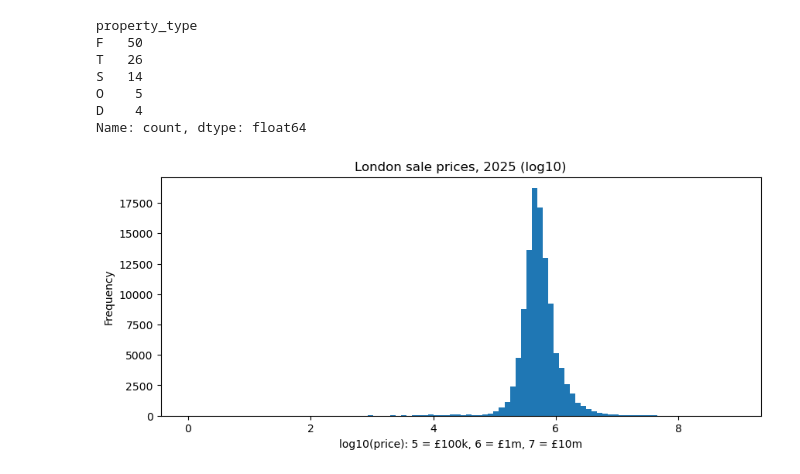
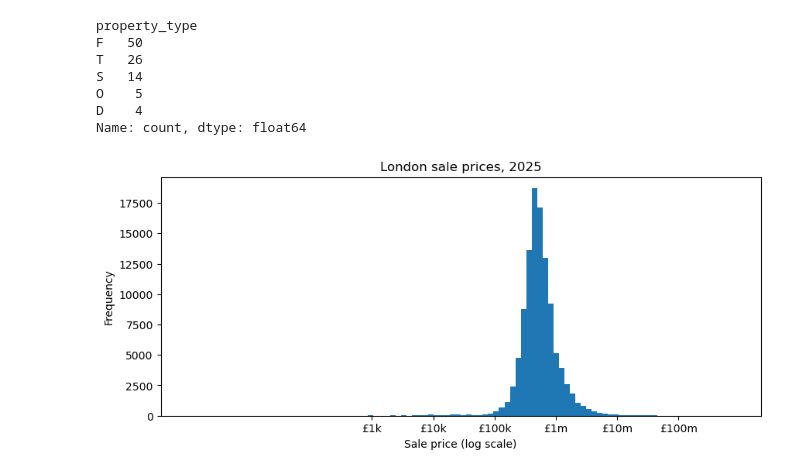
Before and after one commit to TahaJomehpour1/london-housing-affordability, a Jupyter notebook: notebooks/London_housing.ipynb, the cells around one changed output. Drawn from its saved outputs; the diff is of its cells as text; code cells hidden in the pictures.

Commit message:
Updated london housing python
continued with eda analysis removing outliers and etc..

```diff
--- a/notebooks/London_housing.ipynb
+++ b/notebooks/London_housing.ipynb
@@ -227,9 +227,11 @@ S   14
 O    5
 D    4
 Name: count, dtype: float64
-# %%
-np.log10(london["price"]).plot(kind="hist", bins=100, figsize=(10, 4), title="London sale prices, 2025 (log10)")
-plt.xlabel("log10(price): 5 = £100k, 6 = £1m, 7 = £10m")
-plt.show()
-# %% [output]
-[figure, removed]
+# %%
+np.log10(london["price"]).plot(kind="hist", bins=100, figsize=(10, 4),
+                               title="London sale prices, 2025")
+plt.xticks([3, 4, 5, 6, 7, 8], ["£1k", "£10k", "£100k", "£1m", "£10m", "£100m"])
+plt.xlabel("Sale price (log scale)")
+plt.show()
+# %% [output]
+[figure, added]
```
Also changed, not shown: parts of 24 cells of this notebook.
